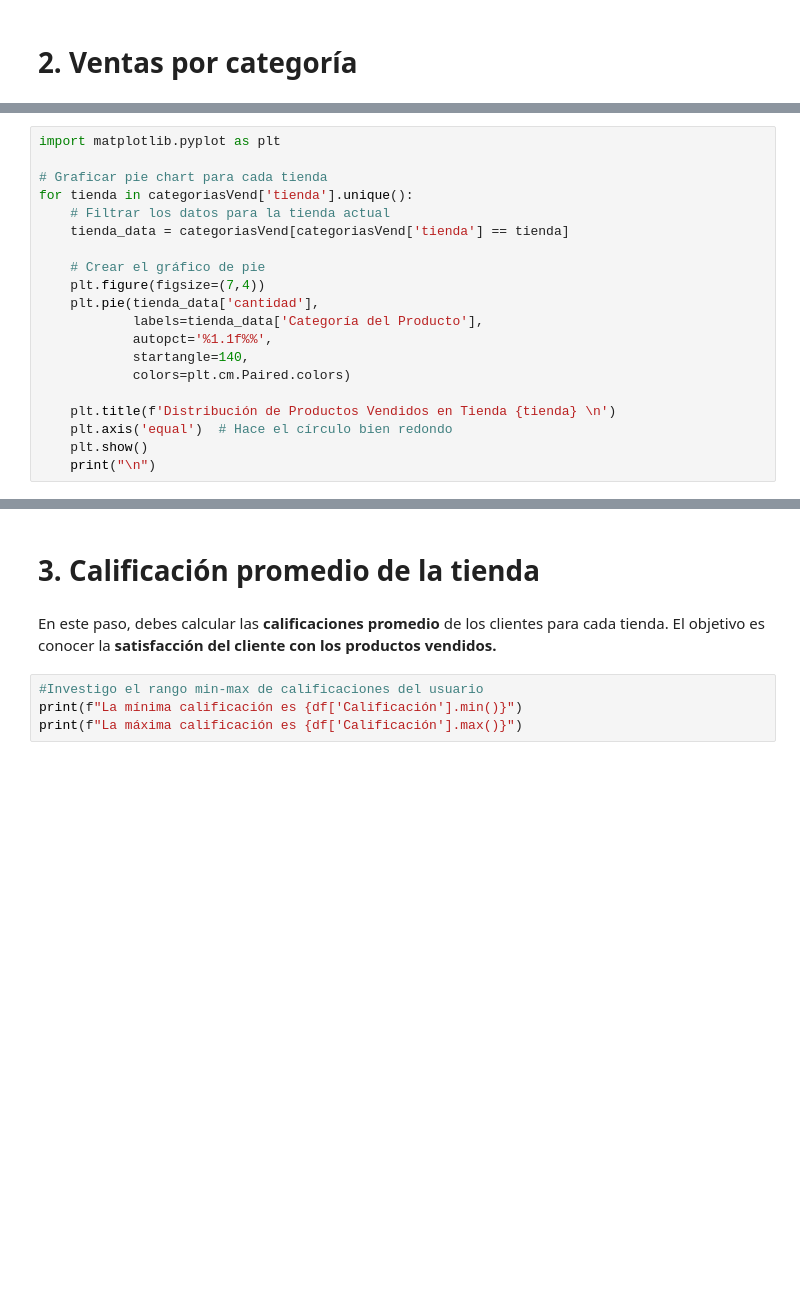
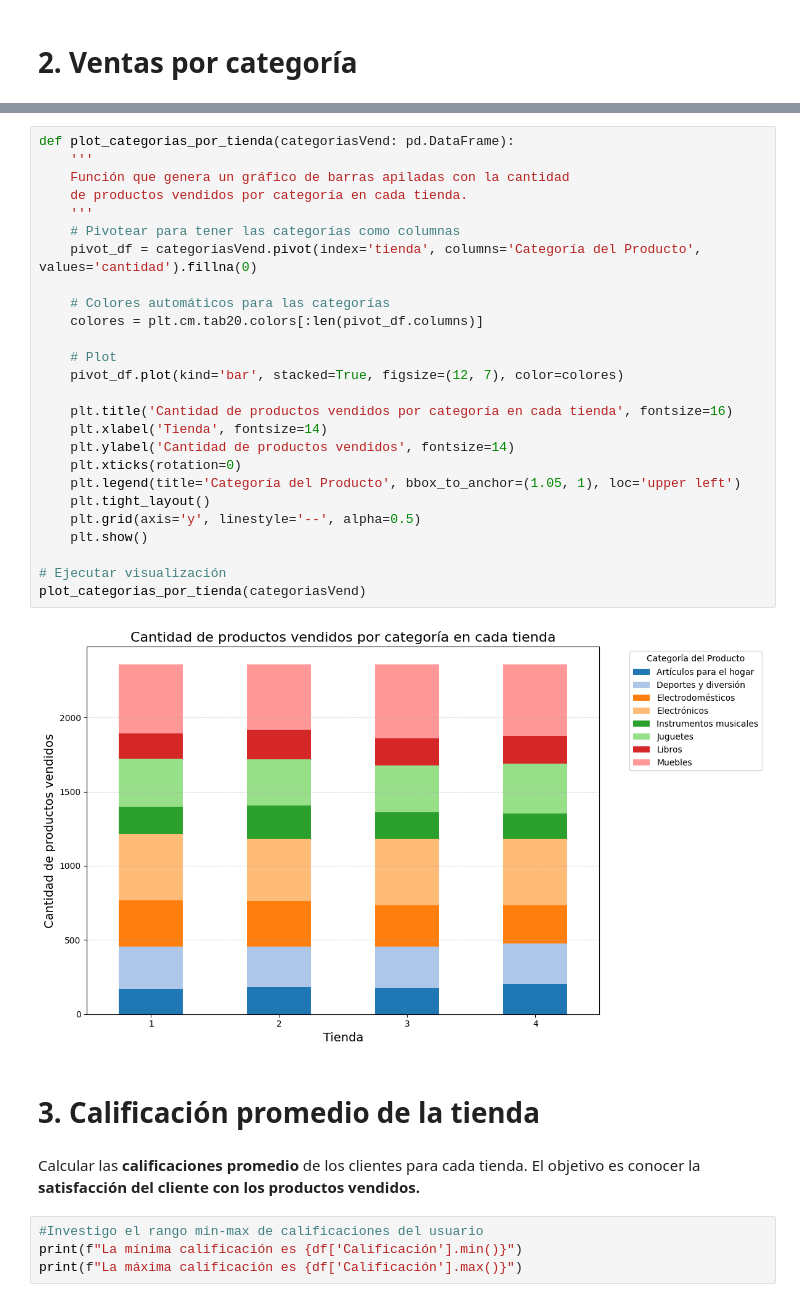
Before and after one commit to MaxCPietro/Challenge-PythonG8, a Jupyter notebook: AnalisisFacturacion_G8_C2.ipynb, the cells around one changed output, grey strips where cells are left out. Cells and saved outputs as stored; diff of their text form; blank space fills up the shorter version.

```diff
--- a/AnalisisFacturacion_G8_C2.ipynb
+++ b/AnalisisFacturacion_G8_C2.ipynb
@@ -253,20 +233,0 @@ print(categoriasVend)
-# %%
-import matplotlib.pyplot as plt
-
-# Graficar pie chart para cada tienda
-for tienda in categoriasVend['tienda'].unique():
-    # Filtrar los datos para la tienda actual
-    tienda_data = categoriasVend[categoriasVend['tienda'] == tienda]
-
-    # Crear el gráfico de pie
-    plt.figure(figsize=(7,4))
-    plt.pie(tienda_data['cantidad'],
-            labels=tienda_data['Categoría del Producto'],
-            autopct='%1.1f%%',
-            startangle=140,
-            colors=plt.cm.Paired.colors)
-
-    plt.title(f'Distribución de Productos Vendidos en Tienda {tienda} \n')
-    plt.axis('equal')  # Hace el círculo bien redondo
-    plt.show()
-    print("\n")
@@ -278,7 +234,35 @@ for tienda in categoriasVend['tienda'].unique():
+# %%
+def plot_categorias_por_tienda(categoriasVend: pd.DataFrame):
+    '''
+    Función que genera un gráfico de barras apiladas con la cantidad
+    de productos vendidos por categoría en cada tienda.
+    '''
+    # Pivotear para tener las categorías como columnas
+    pivot_df = categoriasVend.pivot(index='tienda', columns='Categoría del Producto', values='cantidad').fillna(0)
+
+    # Colores automáticos para las categorías
+    colores = plt.cm.tab20.colors[:len(pivot_df.columns)]
+
+    # Plot
+    pivot_df.plot(kind='bar', stacked=True, figsize=(12, 7), color=colores)
+
+    plt.title('Cantidad de productos vendidos por categoría en cada tienda', fontsize=16)
+    plt.xlabel('Tienda', fontsize=14)
+    plt.ylabel('Cantidad de productos vendidos', fontsize=14)
+    plt.xticks(rotation=0)
+    plt.legend(title='Categoría del Producto', bbox_to_anchor=(1.05, 1), loc='upper left')
+    plt.tight_layout()
+    plt.grid(axis='y', linestyle='--', alpha=0.5)
+    plt.show()
+
+# Ejecutar visualización
+plot_categorias_por_tienda(categoriasVend)
+# %% [output]
+[figure, added]
 # %% [markdown]
 # 3. Calificación promedio de la tienda
 # %% [markdown]
-En este paso, debes calcular las **calificaciones promedio** de los clientes para cada tienda. El objetivo es conocer la **satisfacción del cliente con los productos vendidos.**
+Calcular las **calificaciones promedio** de los clientes para cada tienda. El objetivo es conocer la **satisfacción del cliente con los productos vendidos.**
 # %%
 #Investigo el rango min-max de calificaciones del usuario
 print(f"La mínima calificación es {df['Calificación'].min()}")
```
Also changed, not shown: parts of 16 cells of this notebook.
